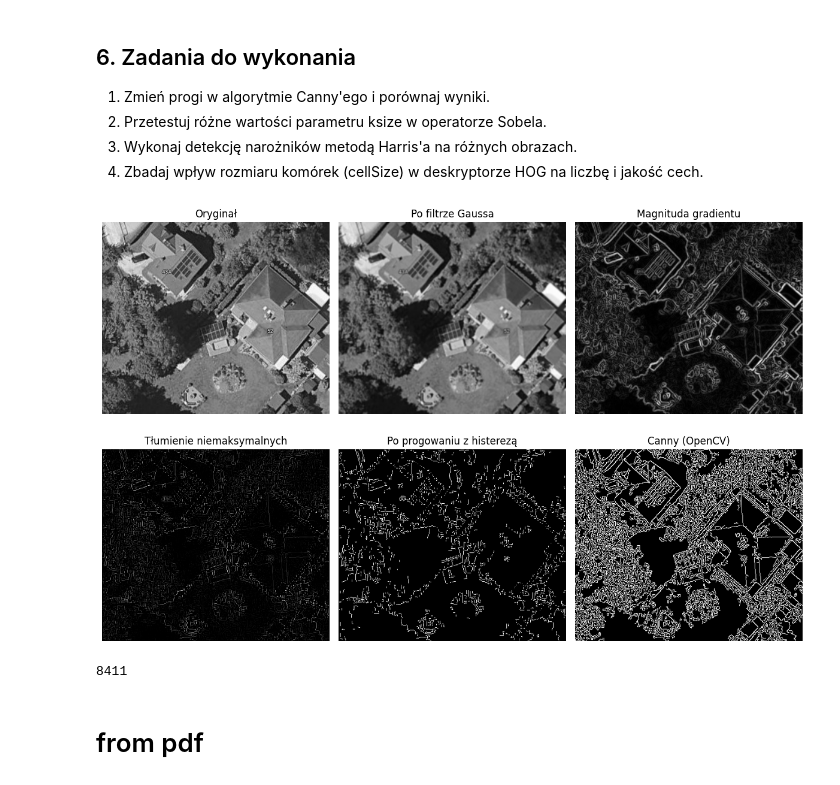
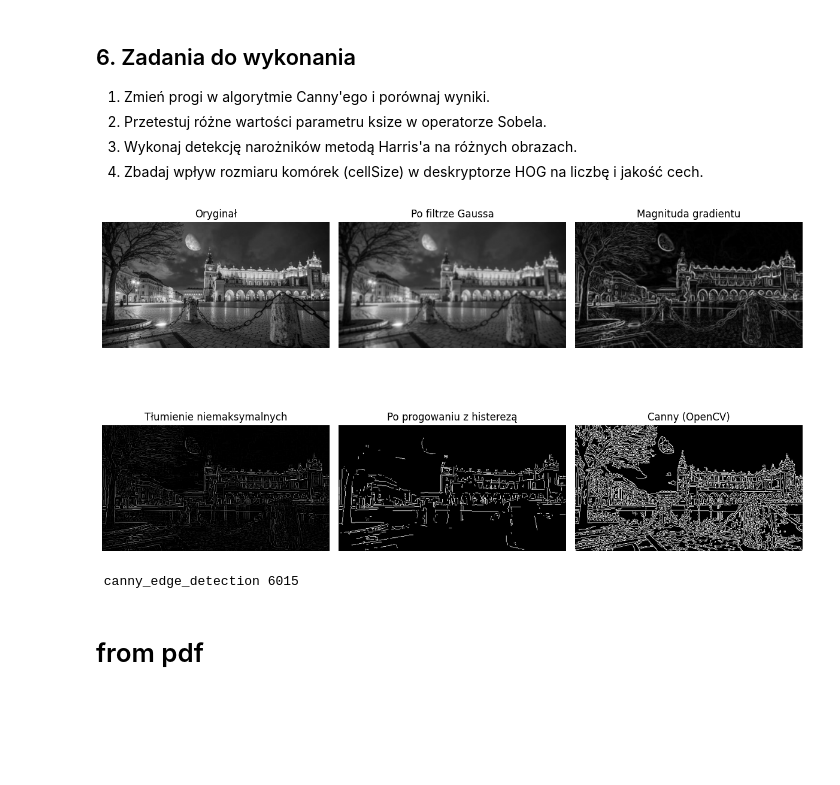
Before and after one commit to hgf700/ImageProcessingLessons, a Jupyter notebook: Lesson4/Lab4_Image_Edge_Features.ipynb, the cells around one changed output. Cells and saved outputs as stored; diff of their text form; code cells hidden in the pictures; blank space fills up the shorter version.

```diff
--- a/Lesson4/Lab4_Image_Edge_Features.ipynb
+++ b/Lesson4/Lab4_Image_Edge_Features.ipynb
@@ -32,7 +32,7 @@ obraz2=r"C:\Users\USER098\Documents\GitHub\ImageProcessingLessons\Photos\4.jpg"
 obraz3=r"C:\Users\USER098\Documents\GitHub\ImageProcessingLessons\Photos\5.jpg"
 obraz4=r"C:\Users\USER098\Documents\GitHub\ImageProcessingLessons\Photos\6.jpg"
 
-obraz=obraz4
+obraz=obraz2
 
 # 2. Wczytanie obrazu w skali szarości
 image = cv2.imread(obraz, cv2.IMREAD_GRAYSCALE)
@@ -439,37 +439,37 @@ def canny_edge_detection(image, low_thresh=50, high_thresh=150, sigma=1.0, show_
     if show_steps:
         fig, ax = plt.subplots(2, 3, figsize=(12, 8))
         ax[0,0].imshow(gray, cmap='gray'); ax[0,0].set_title('Oryginał'); ax[0,0].axis('off')
         ax[0,1].imshow(blurred, cmap='gray'); ax[0,1].set_title('Po filtrze Gaussa'); ax[0,1].axis('off')
         ax[0,2].imshow(magnitude, cmap='gray'); ax[0,2].set_title('Magnituda gradientu'); ax[0,2].axis('off')
         ax[1,0].imshow(suppressed, cmap='gray'); ax[1,0].set_title('Tłumienie niemaksymalnych'); ax[1,0].axis('off')
         ax[1,1].imshow(edges, cmap='gray'); ax[1,1].set_title('Po progowaniu z histerezą'); ax[1,1].axis('off')
         ax[1,2].imshow(cv2.Canny(gray, low_thresh, high_thresh), cmap='gray'); ax[1,2].set_title('Canny (OpenCV)'); ax[1,2].axis('off')
         plt.tight_layout()
         plt.show()
 
     return edges
 
 # ===========================================
 # Test działania na przykładowym obrazie
 # ===========================================
 
 obraz1=r"C:\Users\USER098\Documents\GitHub\ImageProcessingLessons\Photos\3.jpg"
 obraz2=r"C:\Users\USER098\Documents\GitHub\ImageProcessingLessons\Photos\4.jpg"
 obraz3=r"C:\Users\USER098\Documents\GitHub\ImageProcessingLessons\Photos\5.jpg"
 obraz4=r"C:\Users\USER098\Documents\GitHub\ImageProcessingLessons\Photos\6.jpg"
 
-obraz=obraz1
+obraz=obraz4
 
 # Wczytanie obrazu testowego
 img = cv2.imread(obraz)  # zamień na własny obraz
 
 edges = canny_edge_detection(img, low_thresh=50, high_thresh=150, sigma=1.0, show_steps=True)
 
 value = np.sum(edges > 0)
-print(value)
+print(f" canny_edge_detection {value}")
 # %% [output]
-[figure, old version]
+[figure, new version]
-8411
+ canny_edge_detection 6015
 # %% [markdown]
 # from pdf
 # %%
```
Also changed, not shown: parts of 3 cells of this notebook, 1 other file.
